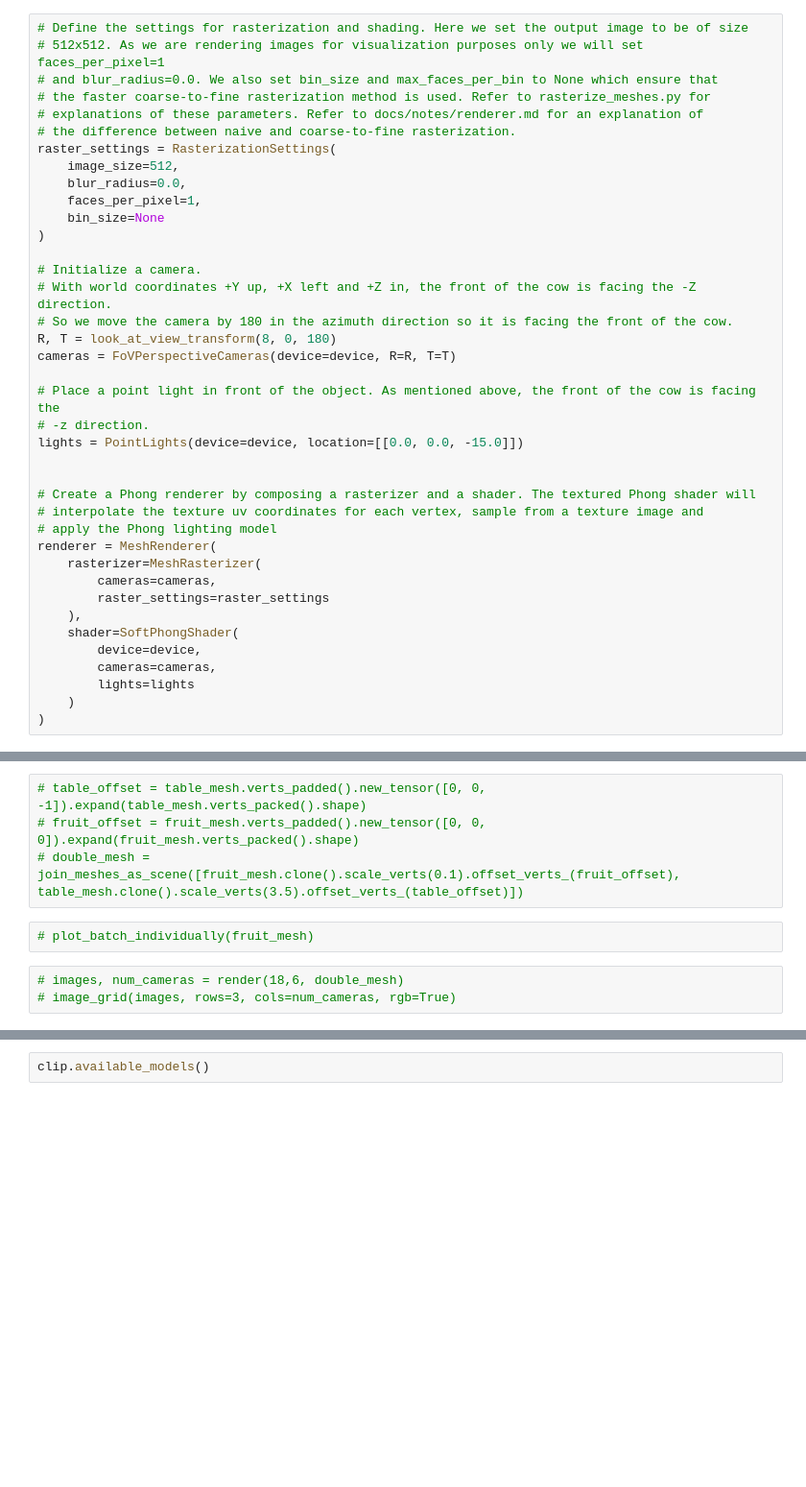
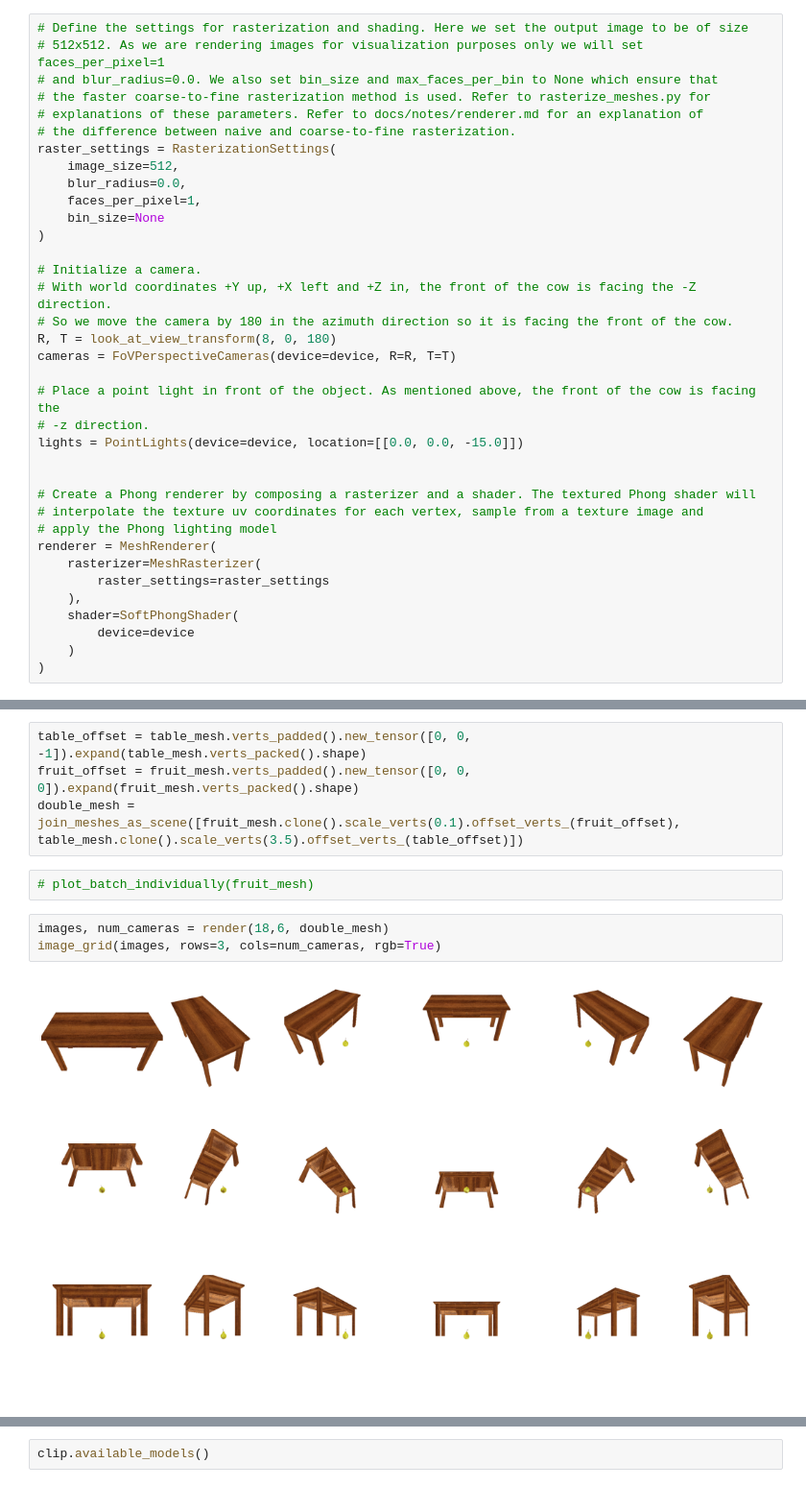
Before and after one commit to rosshalpin/clip-guided-scene-arrangement, a Jupyter notebook: DissertationProject_v0_0.ipynb, the cells around one changed output, grey strips where cells are left out. Shown at 96% size. Drawn from its saved outputs; the diff is of its cells as text; blank space fills up the shorter version.

```diff
--- a/DissertationProject_v0_0.ipynb
+++ b/DissertationProject_v0_0.ipynb
@@ -141,13 +141,10 @@ lights = PointLights(device=device, location=[[0.0, 0.0, -15.0]])
 # apply the Phong lighting model
 renderer = MeshRenderer(
     rasterizer=MeshRasterizer(
-        cameras=cameras,
         raster_settings=raster_settings
     ),
     shader=SoftPhongShader(
-        device=device,
-        cameras=cameras,
-        lights=lights
+        device=device
     )
 )
 # %%
@@ -178,14 +175,16 @@ def render(batch_size, camera_dist, mesh):
 
   return images, num_cameras
 # %%
-# table_offset = table_mesh.verts_padded().new_tensor([0, 0, -1]).expand(table_mesh.verts_packed().shape)
-# fruit_offset = fruit_mesh.verts_padded().new_tensor([0, 0, 0]).expand(fruit_mesh.verts_packed().shape)
-# double_mesh = join_meshes_as_scene([fruit_mesh.clone().scale_verts(0.1).offset_verts_(fruit_offset), table_mesh.clone().scale_verts(3.5).offset_verts_(table_offset)])
+table_offset = table_mesh.verts_padded().new_tensor([0, 0, -1]).expand(table_mesh.verts_packed().shape)
+fruit_offset = fruit_mesh.verts_padded().new_tensor([0, 0, 0]).expand(fruit_mesh.verts_packed().shape)
+double_mesh = join_meshes_as_scene([fruit_mesh.clone().scale_verts(0.1).offset_verts_(fruit_offset), table_mesh.clone().scale_verts(3.5).offset_verts_(table_offset)])
 # %%
 # plot_batch_individually(fruit_mesh)
 # %%
-# images, num_cameras = render(18,6, double_mesh)
-# image_grid(images, rows=3, cols=num_cameras, rgb=True)
+images, num_cameras = render(18,6, double_mesh)
+image_grid(images, rows=3, cols=num_cameras, rgb=True)
+# %% [output]
+[figure, added]
 # %%
 try:
   import clip
```
Also changed, not shown: parts of 9 cells of this notebook.
